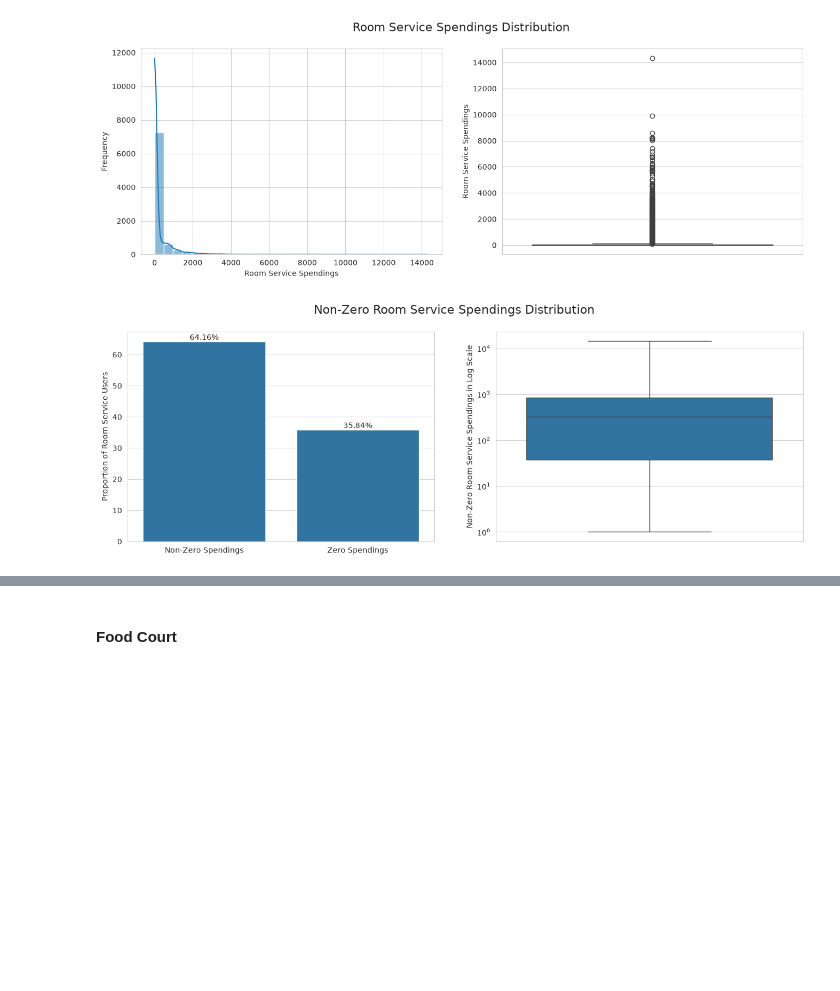
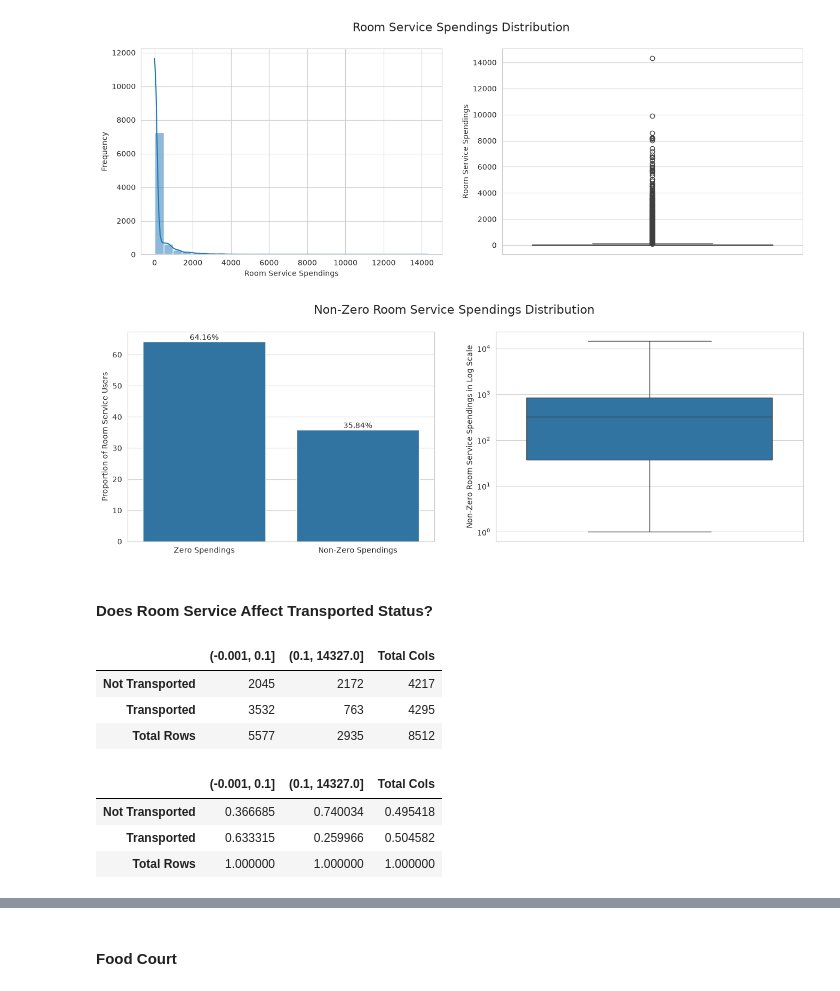
Before and after one commit to ash1ra/Spaceship-Titanic, a Jupyter notebook: Spaceship Titanic v3.ipynb, the cells around one changed output, grey strips where cells are left out. Saved outputs shown, nothing was run; the diff lists cells and outputs as text; code cells hidden in the pictures; blank space fills up the shorter version.

Commit message:
feat: check transportation rate by every column

```diff
--- a/Spaceship Titanic v3.ipynb
+++ b/Spaceship Titanic v3.ipynb
@@ -532,18 +631,46 @@ plt.show()
 # %%
 fig, axes = plt.subplots(ncols=2, figsize=(16, 5))
 fig.suptitle("Non-Zero Room Service Spendings Distribution", fontsize=16)
 
 room_service_proportion = (df["Room_Service"] == 0).value_counts(normalize=True) * 100
-room_service_proportion = room_service_proportion.rename(index={False: "Zero Spendings", True: "Non-Zero Spendings"})
+room_service_proportion = room_service_proportion.rename(index={False: "Non-Zero Spendings", True: "Zero Spendings"})
 
 ax = sns.barplot(room_service_proportion, ax=axes[0])
 ax.bar_label(ax.containers[0], fmt="%.2f%%")
 ax.set_ylabel("Proportion of Room Service Users")
 ax.set_xlabel("")
 
 ax = sns.boxplot(df.query("Room_Service > 0")["Room_Service"], ax=axes[1], log_scale=True)
 ax.set_ylabel("Non-Zero Room Service Spendings in Log Scale")
 
 plt.show()
 # %% [output]
-[figure, old version]
+[figure, new version]
+# %% [markdown]
+#### Does Room Service Affect Transported Status?
+# %%
+room_service_crosstab = pd.crosstab(index=df["Transported"], columns=pd.cut(df["Room_Service"], [0, 0.1, df["Room_Service"].max()], include_lowest=True), margins=True)
+room_service_crosstab = room_service_crosstab.rename(
+    index={
+        False: "Not Transported",
+        True: "Transported",
+        "All": "Total Rows",
+    },
+    columns={
+        "All": "Total Cols",
+    }
+).rename_axis(index=None, columns=None)
+room_service_crosstab
+# %% [output]
+|  | (-0.001, 0.1] | (0.1, 14327.0] | Total Cols |
+| Not Transported | 2045 | 2172 | 4217 |
+| Transported | 3532 | 763 | 4295 |
+| Total Rows | 5577 | 2935 | 8512 |
+# %%
+room_service_prob = room_service_crosstab / room_service_crosstab.loc["Total Rows"]
+room_service_prob
+# %% [output]
+|  | (-0.001, 0.1] | (0.1, 14327.0] | Total Cols |
+| Not Transported | 0.366685 | 0.740034 | 0.495418 |
+| Transported | 0.633315 | 0.259966 | 0.504582 |
+| Total Rows | 1.000000 | 1.000000 | 1.000000 |
```
Also changed, not shown: parts of 62 cells of this notebook.
